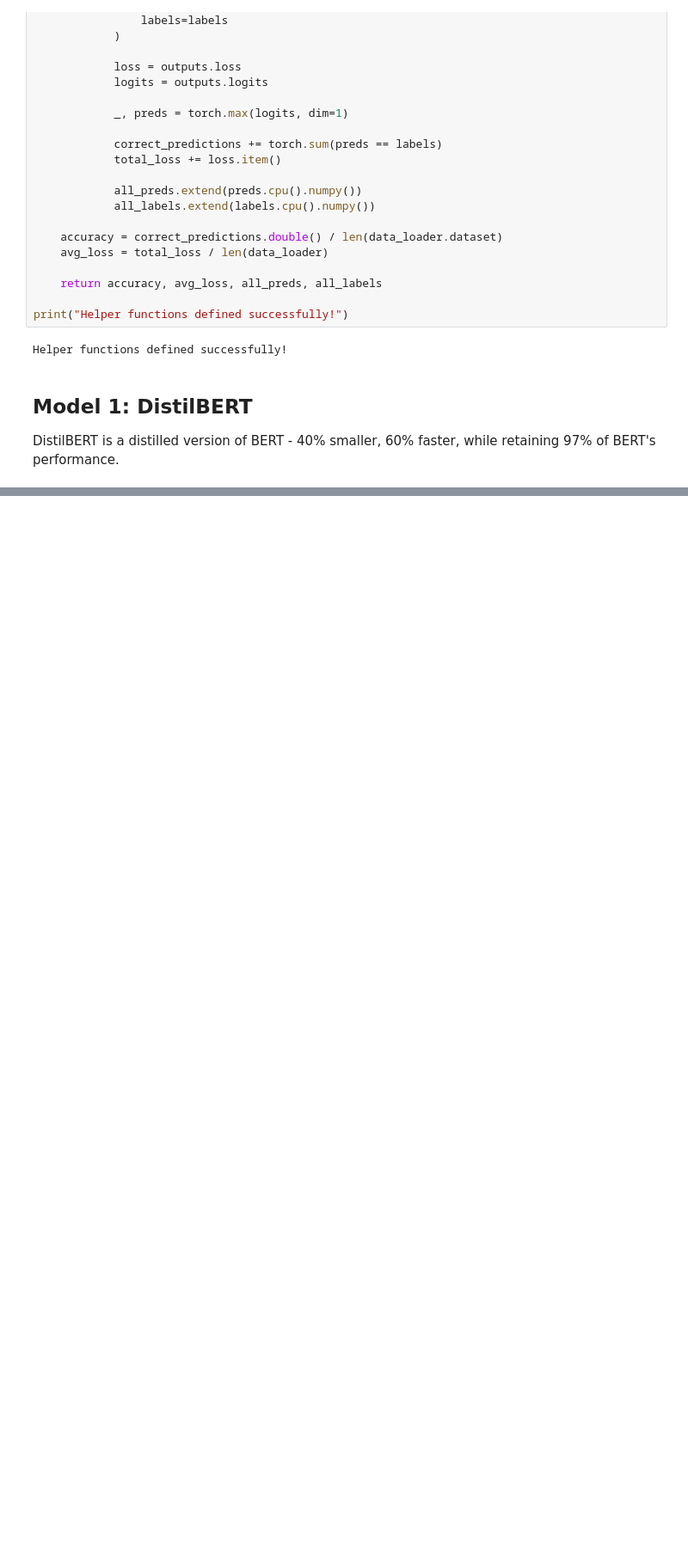
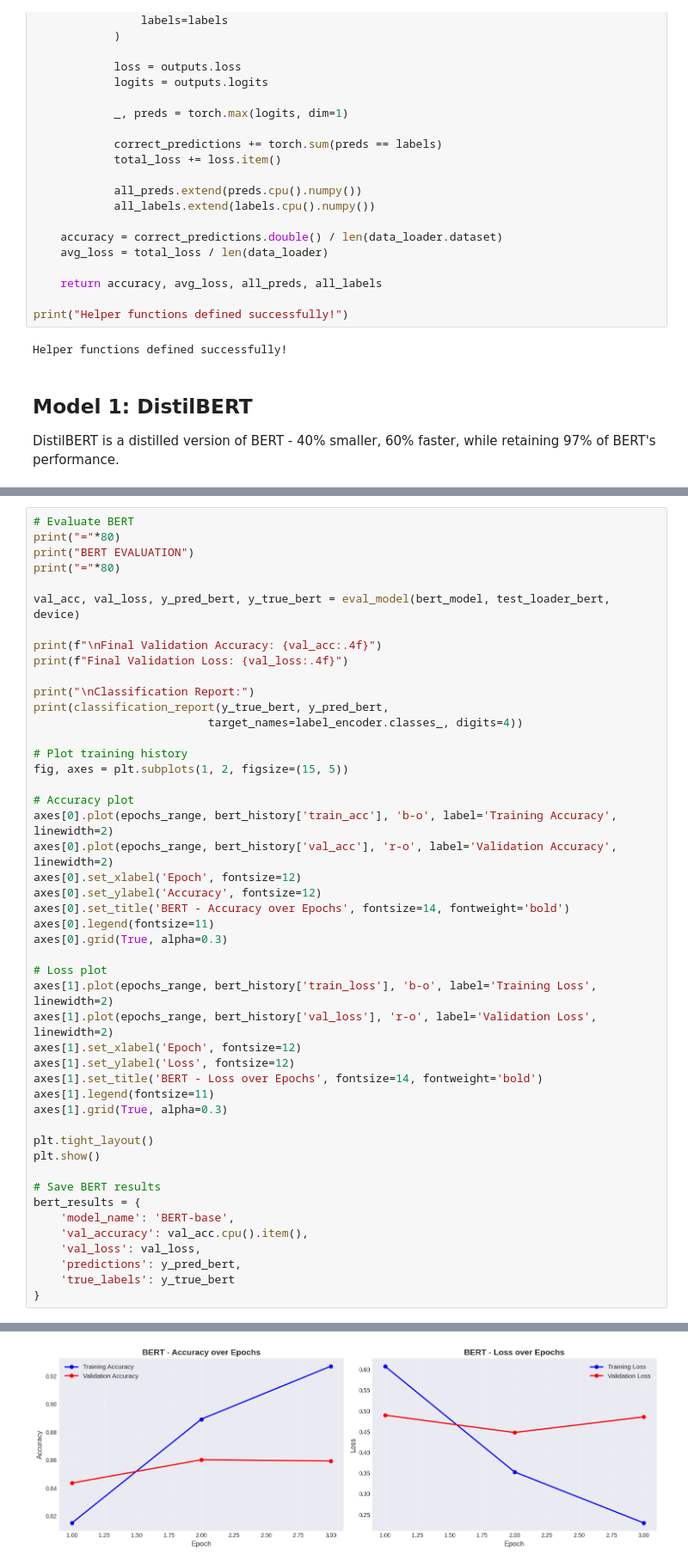
Before and after one commit to dustinober1/Kaggle-Notebooks, a Jupyter notebook: Notebooks/News Category Dataset.ipynb, the cells around one changed output, grey strips where cells are left out. Shown at 86% size. Drawn from its saved outputs; the diff is of its cells as text; blank space fills up the shorter version.

```diff
--- a/Notebooks/News Category Dataset.ipynb
+++ b/Notebooks/News Category Dataset.ipynb
@@ -1072,0 +1423,48 @@ Epoch 1/3
+# %%
+# Evaluate BERT
+print("="*80)
+print("BERT EVALUATION")
+print("="*80)
+
+val_acc, val_loss, y_pred_bert, y_true_bert = eval_model(bert_model, test_loader_bert, device)
+
+print(f"\nFinal Validation Accuracy: {val_acc:.4f}")
+print(f"Final Validation Loss: {val_loss:.4f}")
+
+print("\nClassification Report:")
+print(classification_report(y_true_bert, y_pred_bert,
+                          target_names=label_encoder.classes_, digits=4))
+
+# Plot training history
+fig, axes = plt.subplots(1, 2, figsize=(15, 5))
+
+# Accuracy plot
+axes[0].plot(epochs_range, bert_history['train_acc'], 'b-o', label='Training Accuracy', linewidth=2)
+axes[0].plot(epochs_range, bert_history['val_acc'], 'r-o', label='Validation Accuracy', linewidth=2)
+axes[0].set_xlabel('Epoch', fontsize=12)
+axes[0].set_ylabel('Accuracy', fontsize=12)
+axes[0].set_title('BERT - Accuracy over Epochs', fontsize=14, fontweight='bold')
+axes[0].legend(fontsize=11)
+axes[0].grid(True, alpha=0.3)
+
+# Loss plot
+axes[1].plot(epochs_range, bert_history['train_loss'], 'b-o', label='Training Loss', linewidth=2)
+axes[1].plot(epochs_range, bert_history['val_loss'], 'r-o', label='Validation Loss', linewidth=2)
+axes[1].set_xlabel('Epoch', fontsize=12)
+axes[1].set_ylabel('Loss', fontsize=12)
+axes[1].set_title('BERT - Loss over Epochs', fontsize=14, fontweight='bold')
+axes[1].legend(fontsize=11)
+axes[1].grid(True, alpha=0.3)
+
+plt.tight_layout()
+plt.show()
+
+# Save BERT results
+bert_results = {
+    'model_name': 'BERT-base',
+    'val_accuracy': val_acc.cpu().item(),
+    'val_loss': val_loss,
+    'predictions': y_pred_bert,
+    'true_labels': y_true_bert
+}
+# %% [output]
@@ -1072,0 +1494 @@ Epoch 1/3
+[figure, added]
```
Also changed, not shown: parts of 16 cells of this notebook.
